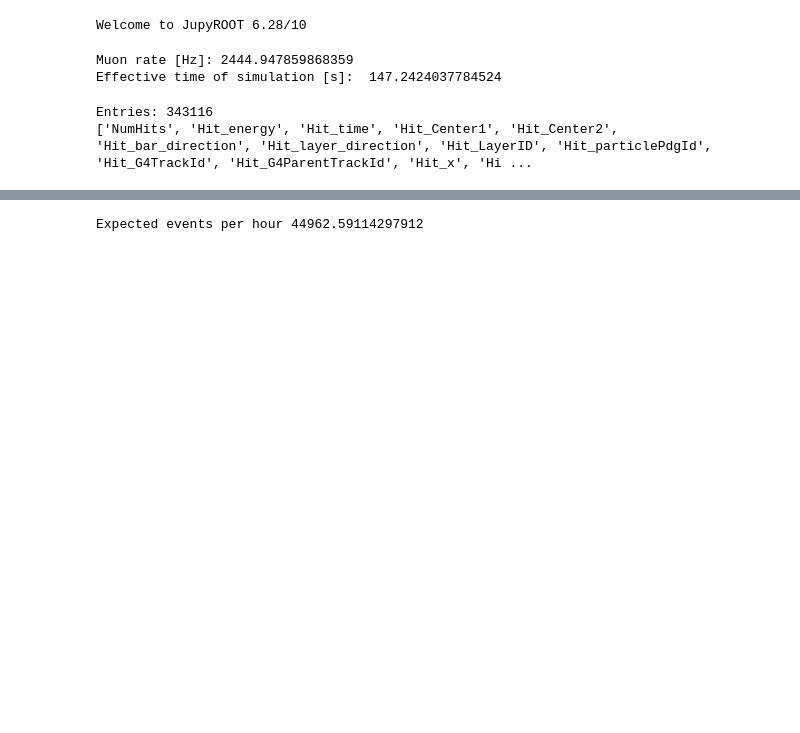
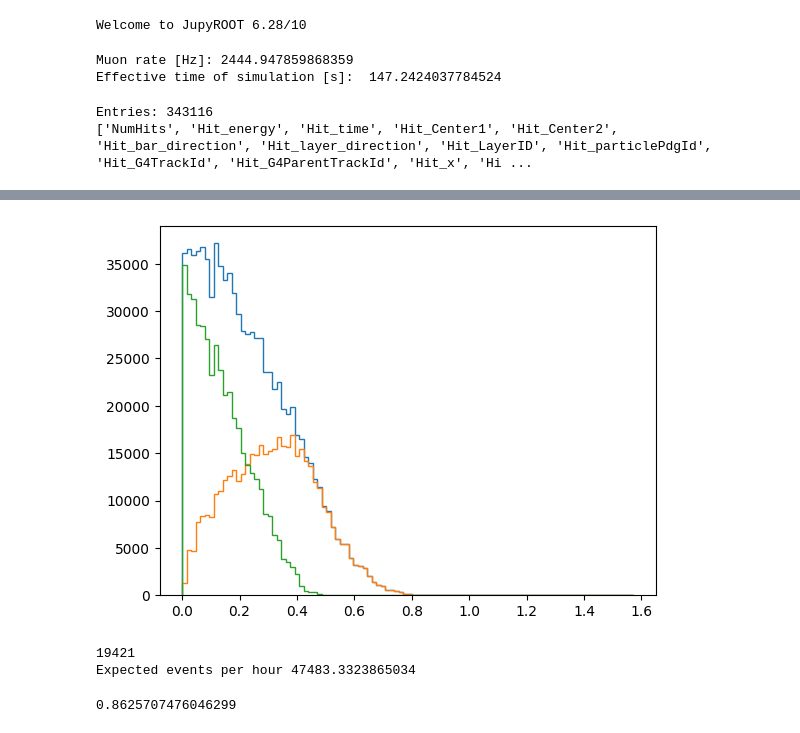
Before and after one commit to Gabymeister/Mu-Background, a Jupyter notebook: studies/teststand_muon_rate/teststand_muon.ipynb, the cells around one changed output, grey strips where cells are left out. Drawn from its saved outputs; the diff is of its cells as text; code cells hidden in the pictures; blank space fills up the shorter version.

```diff
--- a/studies/teststand_muon_rate/teststand_muon.ipynb
+++ b/studies/teststand_muon_rate/teststand_muon.ipynb
@@ -41,6 +41,9 @@ cut_range={4:[-llength, llength, -slength+zoffset, slength+zoffset],
            6:[-slength, slength, -llength+zoffset, llength+zoffset],
            7:[-llength, llength, -slength+zoffset, slength+zoffset],
            8:[-slength, slength, -llength+zoffset, llength+zoffset]}
+# %%
+filenames = glob.glob("/project/rrg-mdiamond/data/MATHUSLA/simulation/run-2024-07-teststand/DigiOutput/cosmic_run_*/0/stat0.root")
+# filenames = ["/project/rrg-mdiamond/data/MATHUSLA/simulation/run-2024-07-teststand/DigiOutput/cosmic_run_0/0/stat0.root"]
 # %%
 filename = "/project/rrg-mdiamond/data/MATHUSLA/simulation/run-2024-07-teststand/DigiOutput/cosmic_run_0/0/stat0.root"
 tfile = ROOT.TFile.Open(filename)
@@ -56,0 +65,10 @@ Entries: 343116
+# %%
+def digi_truth_ind(Digi_hitIndices, Digi_numHits):
+    Digi_hitIndices=list(Digi_hitIndices)
+    Digi_numHits=list(Digi_numHits)
+    hit_ind_abs = np.concatenate(([0], np.cumsum(Digi_numHits)))
+    return [list(Digi_hitIndices[i:j]) for i, j in zip(hit_ind_abs[:-1], hit_ind_abs[1:])]
+# %%
+ttree.Digi_type
+truth_inds = digi_truth_ind(ttree.Digi_hitIndices, ttree.Digi_numHits)
+truth_inds
@@ -69,0 +133,3 @@ for ev in tqdm(range(tentries)):
+# %%
+# data=process_tree(filename)
+data=hp.load_all(filenames[:10], loader=process_tree)
@@ -70,9 +146,24 @@ for ev in tqdm(range(tentries)):
+# %%
+mask_3= data["valid_hits"]==3
+mask_4= data["valid_hits"]==4
+plot_angular_distribution(directions=data["truth_direction"], bins=100, range=(0,np.pi/2));
+plot_angular_distribution(directions=data["truth_direction"][mask_3], bins=100, range=(0,np.pi/2));
+plot_angular_distribution(directions=data["truth_direction"][mask_4], bins=100, range=(0,np.pi/2));
+# xlabel(r"$\theta$ [rad]")
+# ylabel(r"Flux [m$^{-2}$s$^{-1}$sr$^{-1}$]")
+# %% [output]
+[figure, added]
 # %%
-len(valid_event_hits)
-expected_events_per_hour = len(valid_event_hits)/sim_time*3600
+print(len(data["valid_hits"]))
+expected_events_per_hour = len(data["valid_hits"])/sim_time*3600/10
 print("Expected events per hour", expected_events_per_hour)
 # %% [output]
-Expected events per hour 44962.59114297912
+19421
+Expected events per hour 47483.3323865034
+# %%
+38500/(47483*0.94)
+# %% [output]
+0.8625707476046299
 # %%
 n,ibins, *_=hist(valid_event_hits, bins=20);
 print(n)
```
Also changed, not shown: parts of 7 cells of this notebook, 32 other files.
